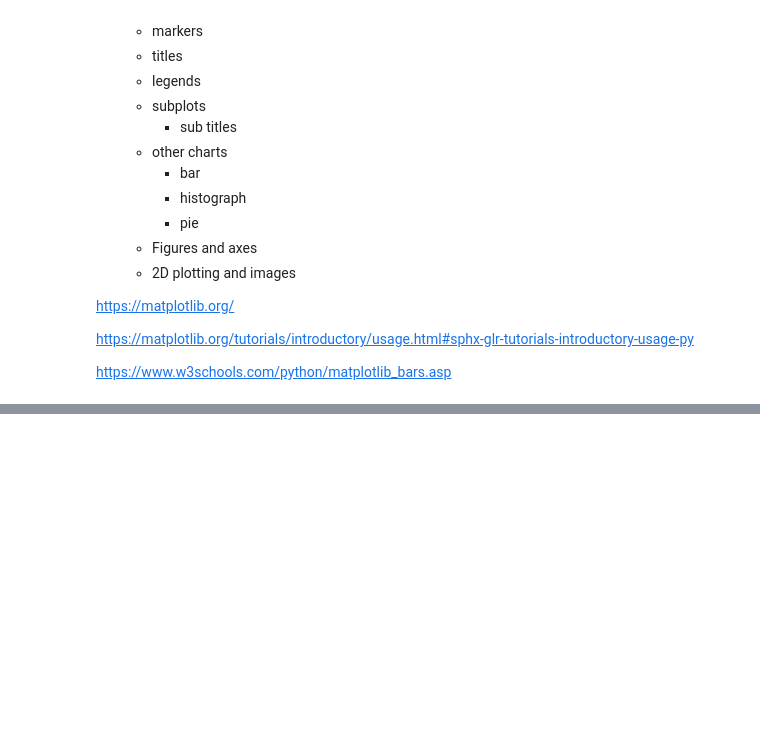
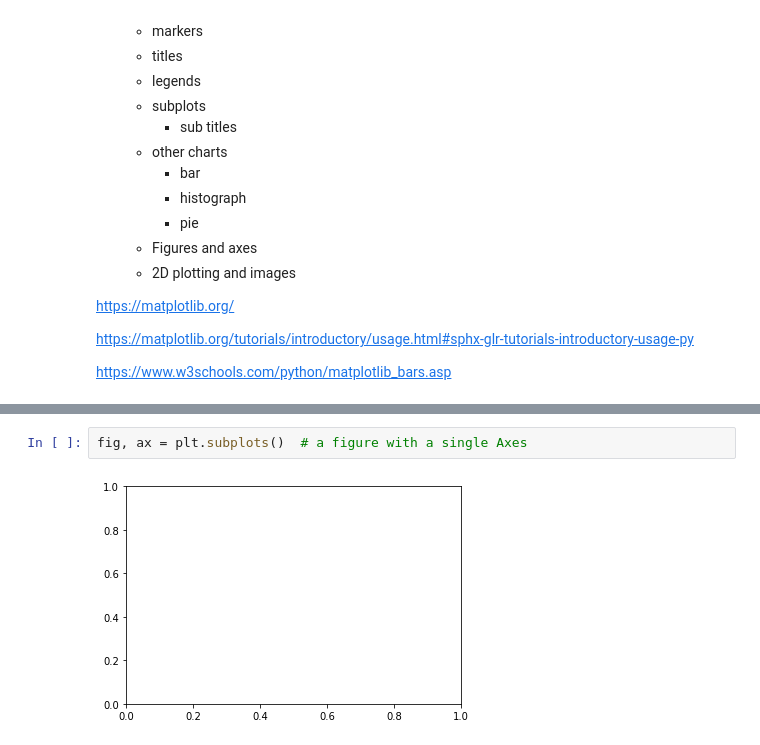
Before and after one commit to JeffreyILipton/ME480, a Jupyter notebook: JupyterNotebooks/Matricies and Plotting.ipynb, the cells around one changed output, grey strips where cells are left out. Saved outputs shown, nothing was run; the diff lists cells and outputs as text; blank space fills up the shorter version.

```diff
--- a/JupyterNotebooks/Matricies and Plotting.ipynb
+++ b/JupyterNotebooks/Matricies and Plotting.ipynb
@@ -734,0 +749,4 @@ https://www.w3schools.com/python/matplotlib_bars.asp
+# %%
+fig, ax = plt.subplots()  # a figure with a single Axes
+# %% [output]
+[figure, added]
```
Also changed, not shown: parts of 31 cells of this notebook.
